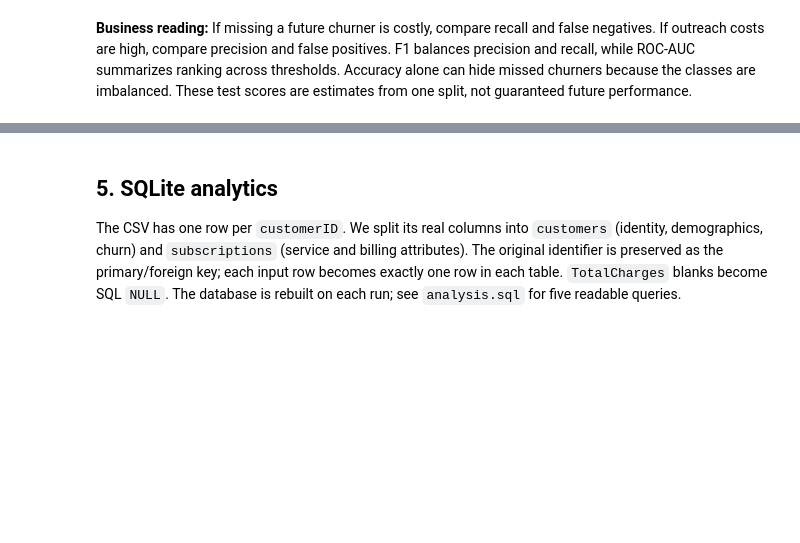
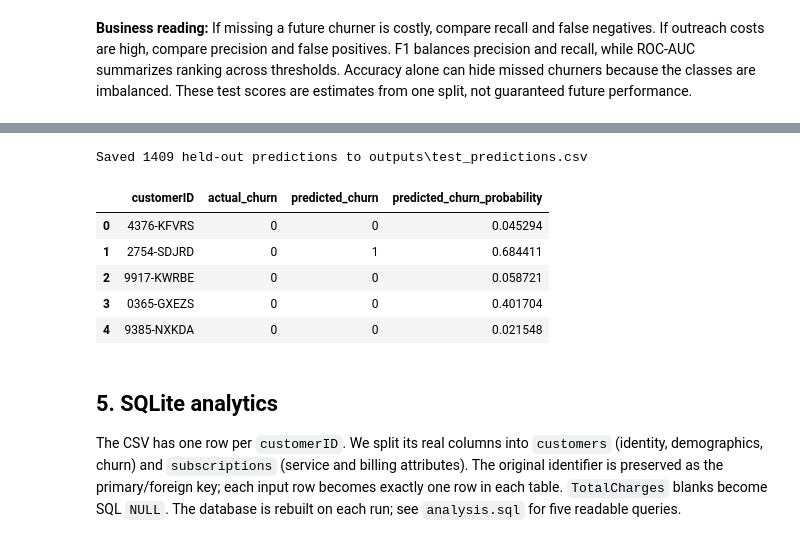
Before and after one commit to Controcode/customer-churn-prediction, a Jupyter notebook: customer-churn/churn_analysis.ipynb, the cells around one changed output, grey strips where cells are left out. Drawn from its saved outputs; the diff is of its cells as text; code cells hidden in the pictures; blank space fills up the shorter version.

Commit message:
Add verified prediction export, CLI, and focused tests

```diff
--- a/customer-churn/churn_analysis.ipynb
+++ b/customer-churn/churn_analysis.ipynb
@@ -224,3 +228,28 @@ Random Forest confusion matrix [[TN, FP], [FN, TP]]:
+# %%
+# Export one row per held-out customer for the stronger baseline in this experiment.
+# X_test retains original row indices, so IDs and labels stay aligned even after shuffling.
+logistic = models['Logistic Regression']
+predictions = pd.DataFrame({
+    'customerID': raw.loc[X_test.index, 'customerID'].to_numpy(),
+    'actual_churn': y_test.to_numpy(),
+    'predicted_churn': logistic.predict(X_test),
+    'predicted_churn_probability': logistic.predict_proba(X_test)[:, 1],
+})
+assert len(predictions) == len(X_test)
+assert predictions['customerID'].is_unique
+OUTPUT_PATH = Path('outputs/test_predictions.csv')
+OUTPUT_PATH.parent.mkdir(exist_ok=True)
+predictions.to_csv(OUTPUT_PATH, index=False)
+print(f'Saved {len(predictions)} held-out predictions to {OUTPUT_PATH}')
+display(predictions.head())
+# %% [output]
+Saved 1409 held-out predictions to outputs\test_predictions.csv
+|  | customerID | actual_churn | predicted_churn | predicted_churn_probability |
+| 0 | 4376-KFVRS | 0 | 0 | 0.045294 |
+| 1 | 2754-SDJRD | 0 | 1 | 0.684411 |
+| 2 | 9917-KWRBE | 0 | 0 | 0.058721 |
+| 3 | 0365-GXEZS | 0 | 0 | 0.401704 |
+| 4 | 9385-NXKDA | 0 | 0 | 0.021548 |
 # %% [markdown]
 ## 5. SQLite analytics
 
```
Also changed, not shown: parts of 1 cell of this notebook, 5 other files.
